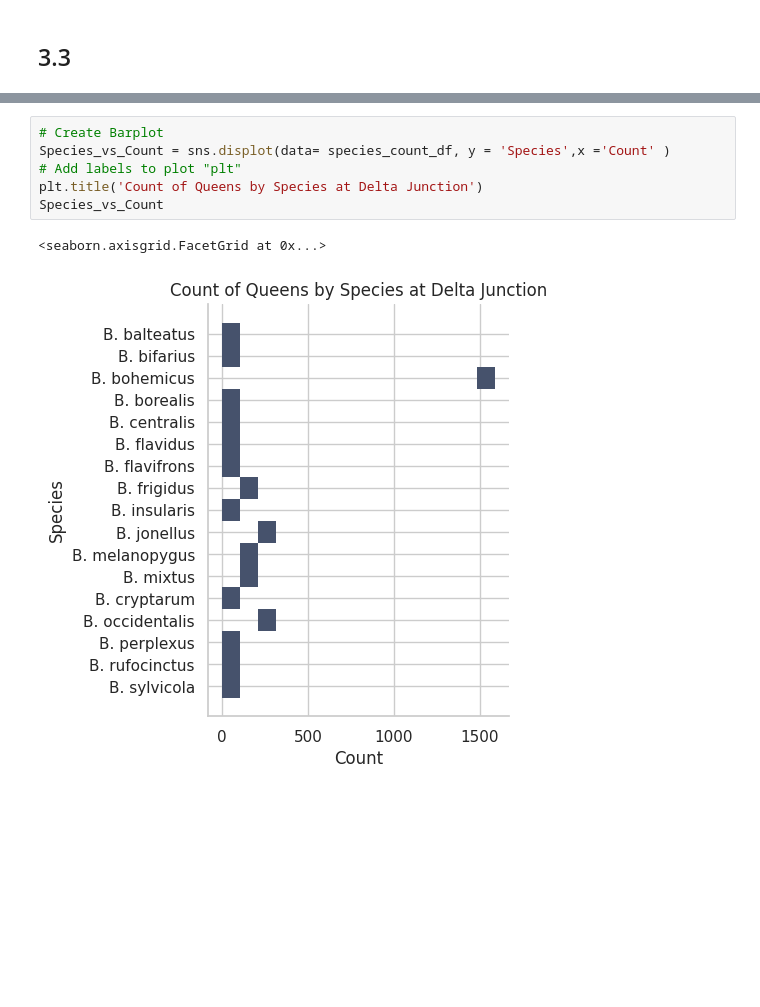
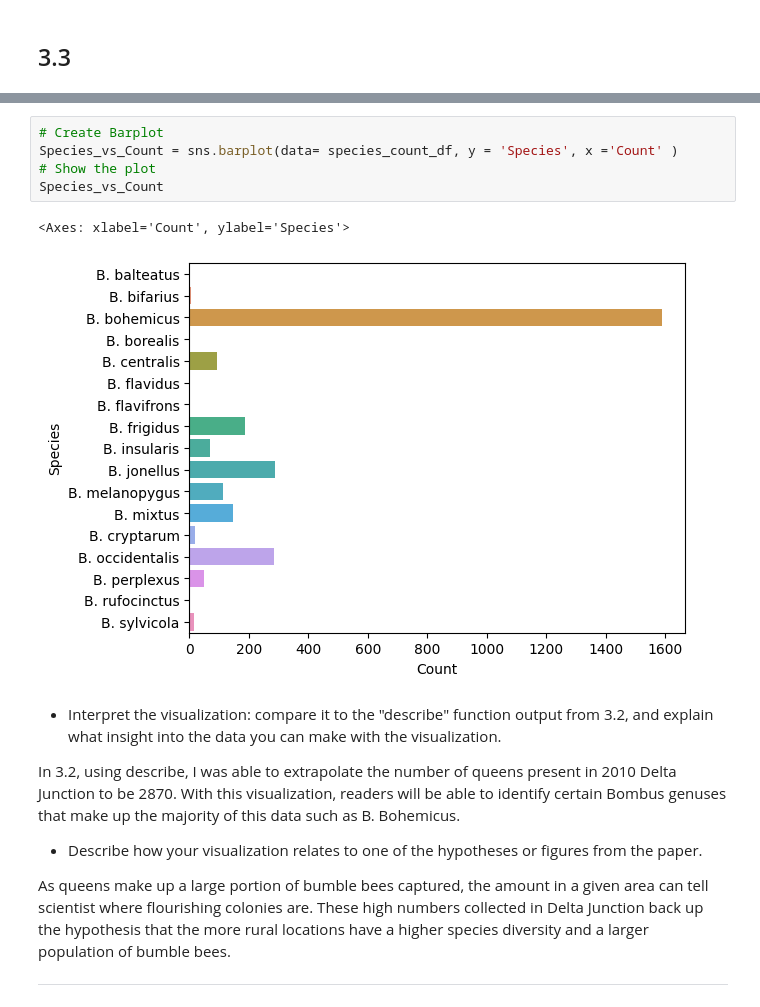
Before and after one commit to maevewalton/ds4bio, a Jupyter notebook: Project Part 3.ipynb, the cells around one changed output, grey strips where cells are left out. Drawn from its saved outputs; the diff is of its cells as text; blank space fills up the shorter version.

```diff
--- a/Project Part 3.ipynb
+++ b/Project Part 3.ipynb
@@ -507,9 +498,20 @@ B. sylvicola Q        B. sylvicola     16
 # %%
 # Create Barplot
-Species_vs_Count = sns.displot(data= species_count_df, y = 'Species',x ='Count' )
-# Add labels to plot "plt"
-plt.title('Count of Queens by Species at Delta Junction')
+Species_vs_Count = sns.barplot(data= species_count_df, y = 'Species', x ='Count' )
+# Show the plot
 Species_vs_Count
 # %% [output]
-<seaborn.axisgrid.FacetGrid at 0x...>
+<Axes: xlabel='Count', ylabel='Species'>
-[figure, old version]
+[figure, new version]
+# %% [markdown]
+
+
+* Interpret the visualization: compare it to the "describe" function output from 3.2, and explain what insight into the data you can make with the visualization.
+
+In 3.2, using describe, I was able to extrapolate the number of queens present in 2010 Delta Junction to be 2870. With this visualization, readers will be able to identify certain Bombus genuses that make up the majority of this data such as B. Bohemicus.
+
+* Describe how your visualization relates to one of the hypotheses or figures from the paper.
+
+As queens make up a large portion of bumble bees captured, the amount in a given area can tell scientist where flourishing colonies are. These high numbers collected in Delta Junction back up the hypothesis that the more rural locations have a higher species diversity and a larger population of bumble bees.
+
+___
```
Also changed, not shown: parts of 42 cells of this notebook.
